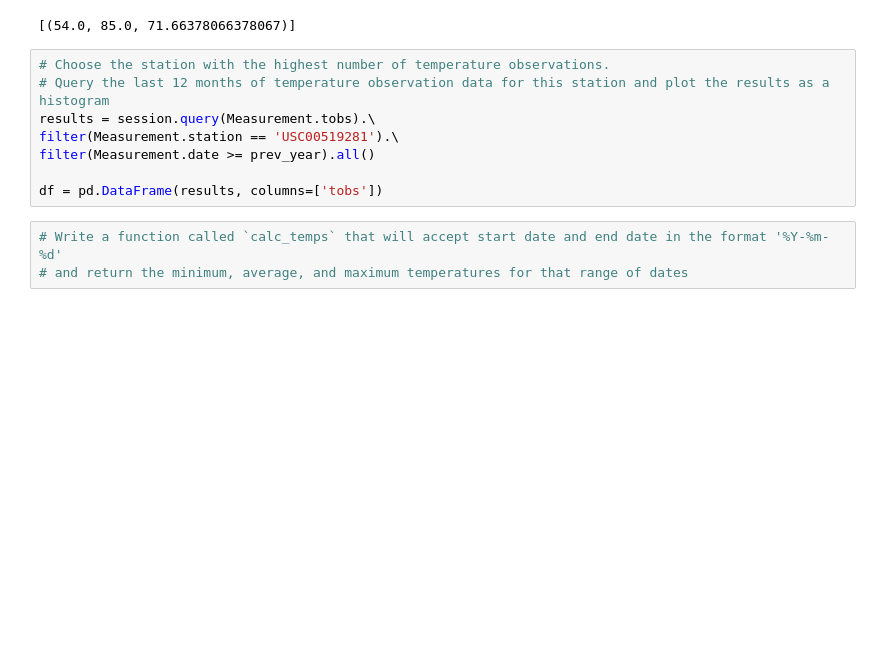
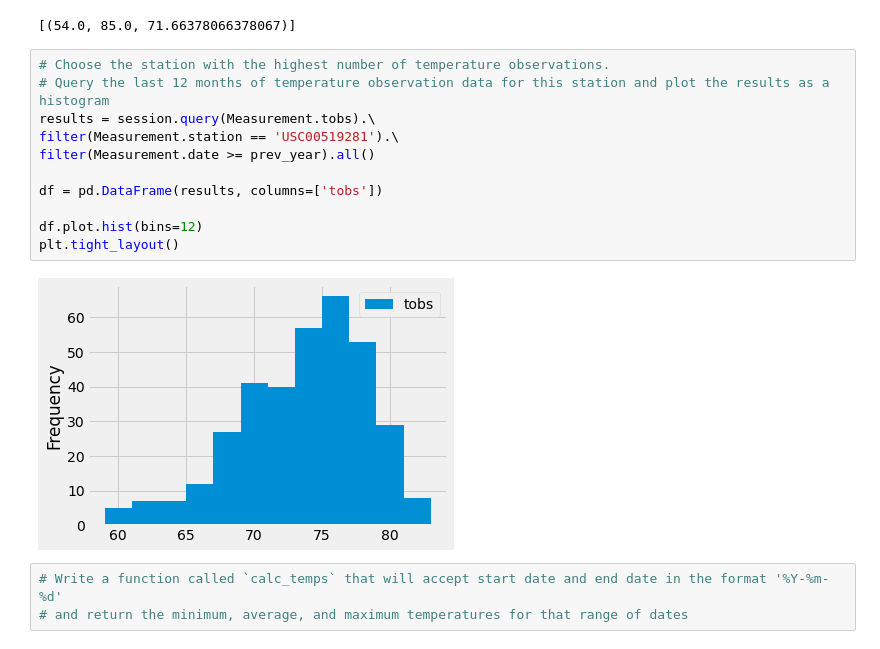
Before and after one commit to Marmour41/surfs_up, a Jupyter notebook: climate_analysis.ipynb, the cells around one changed output. Drawn from its saved outputs; the diff is of its cells as text; blank space fills up the shorter version.

```diff
--- a/climate_analysis.ipynb
+++ b/climate_analysis.ipynb
@@ -98,11 +98,16 @@ filter(Measurement.station == 'USC00519281').all()
 # %%
 # Choose the station with the highest number of temperature observations.
 # Query the last 12 months of temperature observation data for this station and plot the results as a histogram
 results = session.query(Measurement.tobs).\
 filter(Measurement.station == 'USC00519281').\
 filter(Measurement.date >= prev_year).all()
 
 df = pd.DataFrame(results, columns=['tobs'])
+
+df.plot.hist(bins=12)
+plt.tight_layout()
+# %% [output]
+[figure, added]
 # %%
 # Write a function called `calc_temps` that will accept start date and end date in the format '%Y-%m-%d'
 # and return the minimum, average, and maximum temperatures for that range of dates
```
Also changed, not shown: 1 other file.
